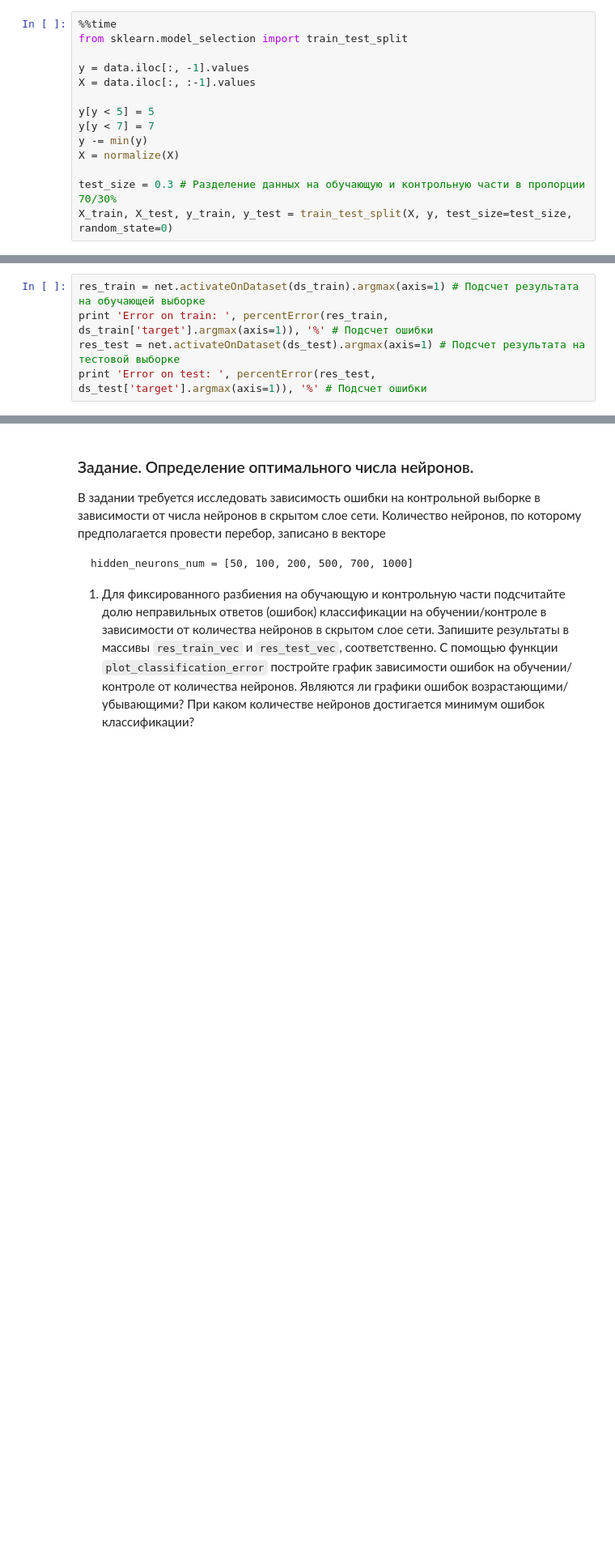
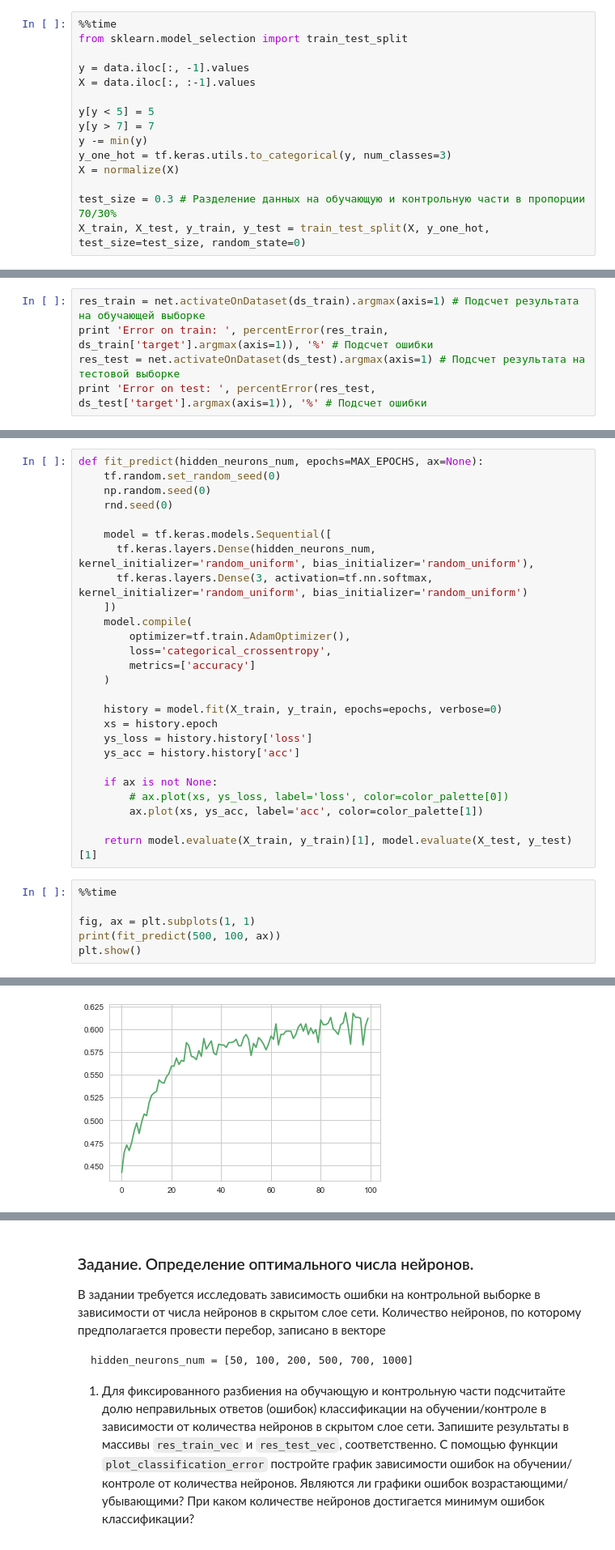
Before and after one commit to pkuderov/mlda-course, a Jupyter notebook: 02_supervised_learning/21_w5a_neural_nets.ipynb, the cells around one changed output, grey strips where cells are left out. Shown at 81% size. Saved outputs shown, nothing was run; the diff lists cells and outputs as text; blank space fills up the shorter version.

```diff
--- a/02_supervised_learning/21_w5a_neural_nets.ipynb
+++ b/02_supervised_learning/21_w5a_neural_nets.ipynb
@@ -97,11 +97,12 @@ y = data.iloc[:, -1].values
 X = data.iloc[:, :-1].values
 
 y[y < 5] = 5
-y[y < 7] = 7
+y[y > 7] = 7
 y -= min(y)
+y_one_hot = tf.keras.utils.to_categorical(y, num_classes=3)
 X = normalize(X)
 
 test_size = 0.3 # Разделение данных на обучающую и контрольную части в пропорции 70/30%
-X_train, X_test, y_train, y_test = train_test_split(X, y, test_size=test_size, random_state=0)
+X_train, X_test, y_train, y_test = train_test_split(X, y_one_hot, test_size=test_size, random_state=0)
 # %% [output]
 Wall time: 4 ms
@@ -212,0 +222,33 @@ print 'Error on test: ', percentError(res_test, ds_test['target'].argmax(axis=1)
+# %%
+def fit_predict(hidden_neurons_num, epochs=MAX_EPOCHS, ax=None):
+    tf.random.set_random_seed(0)
+    np.random.seed(0)
+    rnd.seed(0)
+
+    model = tf.keras.models.Sequential([
+      tf.keras.layers.Dense(hidden_neurons_num, kernel_initializer='random_uniform', bias_initializer='random_uniform'),
+      tf.keras.layers.Dense(3, activation=tf.nn.softmax, kernel_initializer='random_uniform', bias_initializer='random_uniform')
+    ])
+    model.compile(
+        optimizer=tf.train.AdamOptimizer(),
+        loss='categorical_crossentropy',
+        metrics=['accuracy']
+    )
+
+    history = model.fit(X_train, y_train, epochs=epochs, verbose=0)
+    xs = history.epoch
+    ys_loss = history.history['loss']
+    ys_acc = history.history['acc']
+
+    if ax is not None:
+        # ax.plot(xs, ys_loss, label='loss', color=color_palette[0])
+        ax.plot(xs, ys_acc, label='acc', color=color_palette[1])
+
+    return model.evaluate(X_train, y_train)[1], model.evaluate(X_test, y_test)[1]
+# %%
+%%time
+
+fig, ax = plt.subplots(1, 1)
+print(fit_predict(500, 100, ax))
+plt.show()
+# %% [output]
@@ -212,0 +258 @@ print 'Error on test: ', percentError(res_test, ds_test['target'].argmax(axis=1)
+[figure, added]
```
Also changed, not shown: parts of 4 cells of this notebook, 2 other files.
